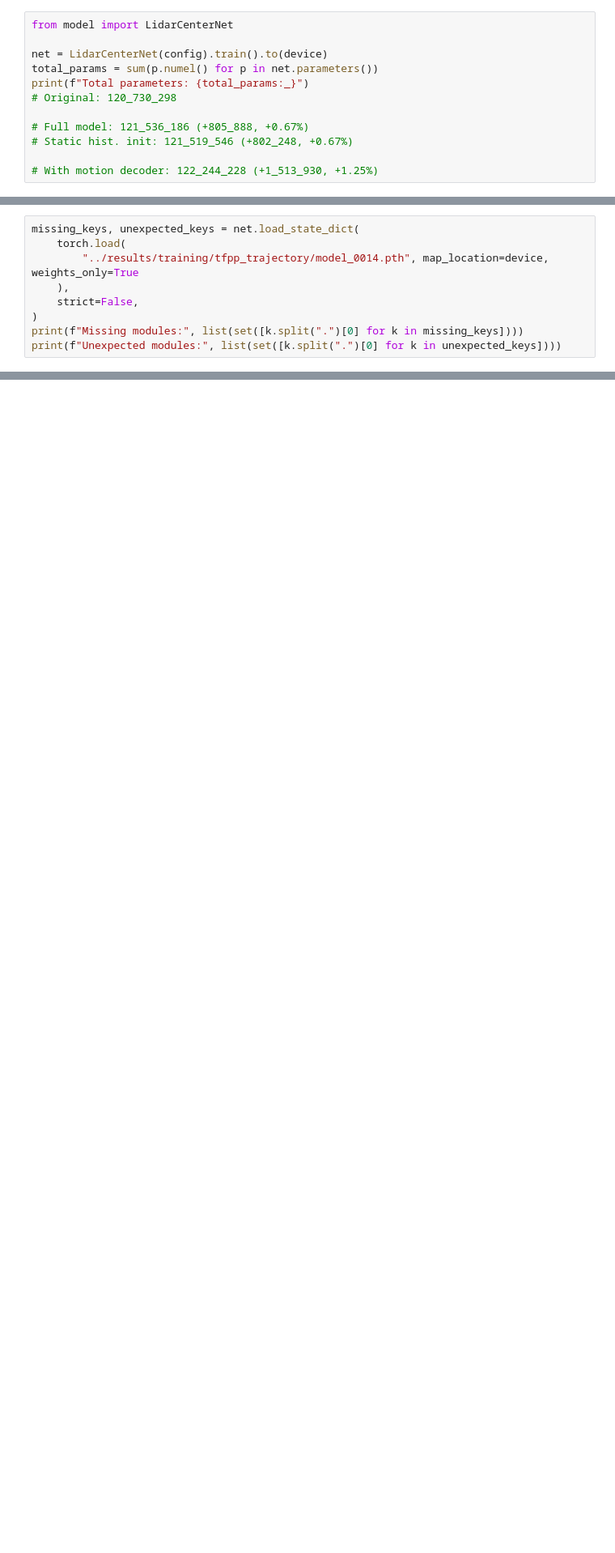
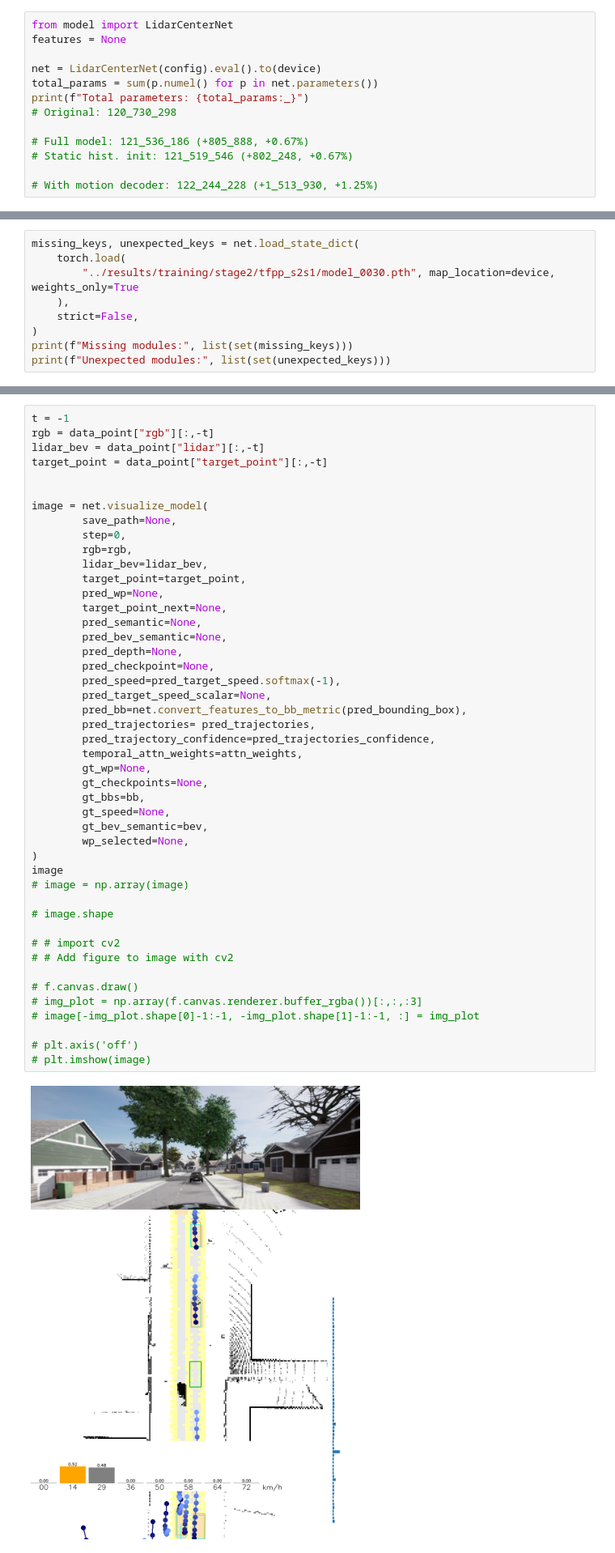
Before and after one commit to andreas122001/AD_specialization_project, a Jupyter notebook: team_code/0_test.ipynb, the cells around one changed output, grey strips where cells are left out. Shown at 81% size. Cells and saved outputs as stored; diff of their text form; blank space fills up the shorter version.

```diff
--- a/team_code/0_test.ipynb
+++ b/team_code/0_test.ipynb
@@ -568,7 +362,8 @@ Pruned 4149 samples (50.9% of dataset)
 # %%
 from model import LidarCenterNet
+features = None
 
-net = LidarCenterNet(config).train().to(device)
+net = LidarCenterNet(config).eval().to(device)
 total_params = sum(p.numel() for p in net.parameters())
 print(f"Total parameters: {total_params:_}")
 # Original: 120_730_298
@@ -601,10 +396,10 @@ Total parameters in temporal_fusor: 807_424 (0.66%)
 # %%
 missing_keys, unexpected_keys = net.load_state_dict(
     torch.load(
-        "../results/training/tfpp_trajectory/model_0014.pth", map_location=device, weights_only=True
+        "../results/training/stage2/tfpp_s2s1/model_0030.pth", map_location=device, weights_only=True
     ),
     strict=False,
 )
-print(f"Missing modules:", list(set([k.split(".")[0] for k in missing_keys])))
-print(f"Unexpected modules:", list(set([k.split(".")[0] for k in unexpected_keys])))
+print(f"Missing modules:", list(set(missing_keys)))
+print(f"Unexpected modules:", list(set(unexpected_keys)))
 # %% [output]
@@ -660,3 +479,51 @@ def denormalize_trajectories(trajectory):
+# %%
+t = -1
+rgb = data_point["rgb"][:,-t]
+lidar_bev = data_point["lidar"][:,-t]
+target_point = data_point["target_point"][:,-t]
+
+
+image = net.visualize_model(
+        save_path=None,
+        step=0,
+        rgb=rgb,
+        lidar_bev=lidar_bev,
+        target_point=target_point,
+        pred_wp=None,
+        target_point_next=None,
+        pred_semantic=None,
+        pred_bev_semantic=None,
+        pred_depth=None,
+        pred_checkpoint=None,
+        pred_speed=pred_target_speed.softmax(-1),
+        pred_target_speed_scalar=None,
+        pred_bb=net.convert_features_to_bb_metric(pred_bounding_box),
+        pred_trajectories= pred_trajectories,
+        pred_trajectory_confidence=pred_trajectories_confidence,
+        temporal_attn_weights=attn_weights,
+        gt_wp=None,
+        gt_checkpoints=None,
+        gt_bbs=bb,
+        gt_speed=None,
+        gt_bev_semantic=bev,
+        wp_selected=None,
+)
+image
+# image = np.array(image)
+
+# image.shape
+
+# # import cv2
+# # Add figure to image with cv2
+
+# f.canvas.draw()
+# img_plot = np.array(f.canvas.renderer.buffer_rgba())[:,:,:3]
+# image[-img_plot.shape[0]-1:-1, -img_plot.shape[1]-1:-1, :] = img_plot
+
+# plt.axis('off')
+# plt.imshow(image)
+# %% [output]
+[figure, added]
 # %%
 import matplotlib.pyplot as plt
 plt.figure(figsize=(8, 8))
```
Also changed, not shown: parts of 23 cells of this notebook, 7 other files.
